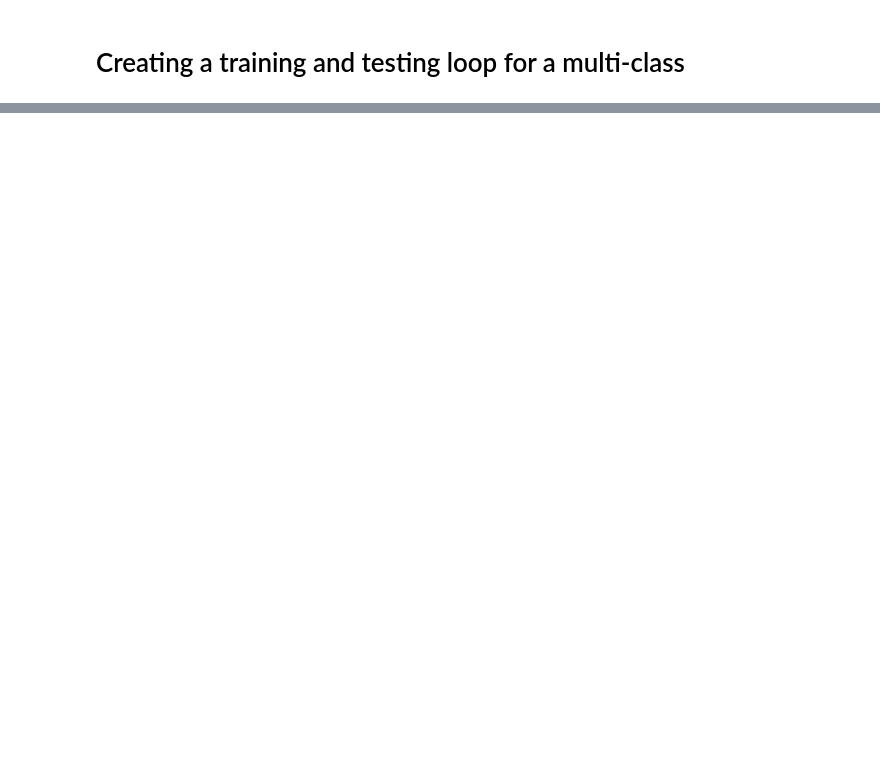
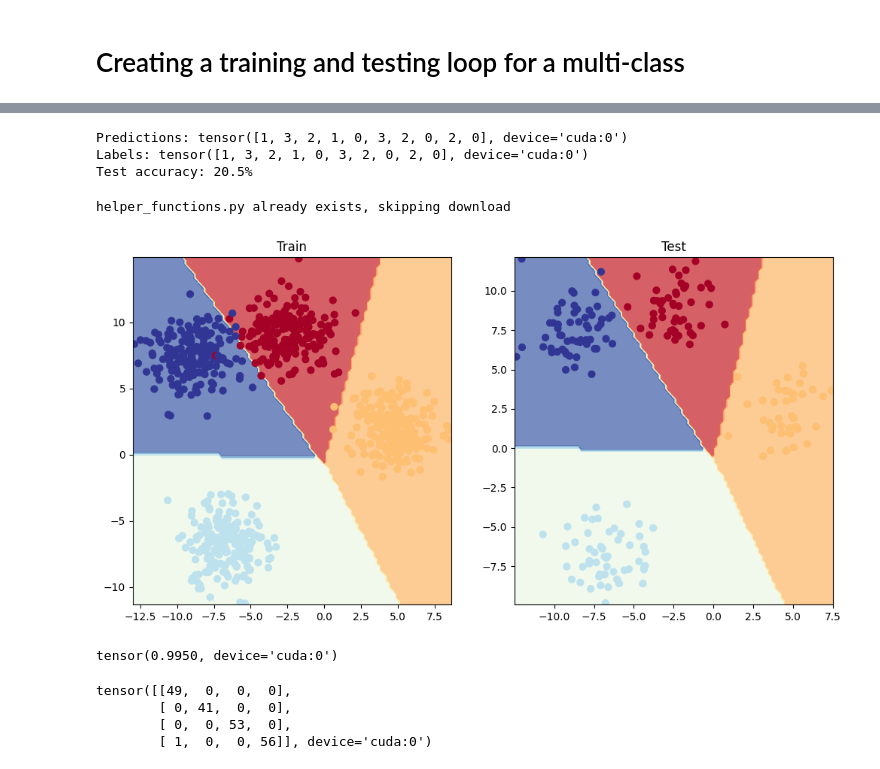
Before and after one commit to JV456/PyTorch, a Jupyter notebook: multiClass.ipynb, the cells around one changed output, grey strips where cells are left out. Cells and saved outputs as stored; diff of their text form; code cells hidden in the pictures; blank space fills up the shorter version.

Commit message:
Making and evaluating predictions

```diff
--- a/multiClass.ipynb
+++ b/multiClass.ipynb
@@ -186,0 +207,69 @@ Epoch: 90 | Loss: 0.02929, Acc: 99.12% | Test Loss: 0.01954, Test Acc: 20.50%
+# %%
+# Turn predicted logits in prediction probabilities
+y_pred_probs = torch.softmax(y_logits, dim=1)
+
+# Turn prediction probabilities into prediction labels
+y_preds = y_pred_probs.argmax(dim=1)
+
+# Compare first 10 model preds and test labels
+print(f"Predictions: {y_preds[:10]}\nLabels: {y_blob_test[:10]}")
+print(f"Test accuracy: {accuracy_fn(y_true=y_blob_test, y_pred=y_preds)}%")
+# %% [output]
+Predictions: tensor([1, 3, 2, 1, 0, 3, 2, 0, 2, 0], device='cuda:0')
+Labels: tensor([1, 3, 2, 1, 0, 3, 2, 0, 2, 0], device='cuda:0')
+Test accuracy: 20.5%
+# %%
+import requests
+from pathlib import Path
+
+# Download helper functions from Learn PyTorch repo (if not already downloaded)
+if Path("helper_functions.py").is_file():
+  print("helper_functions.py already exists, skipping download")
+else:
+  print("Downloading helper_functions.py")
+  request = requests.get("https://raw.githubusercontent.com/mrdbourke/pytorch-deep-learning/main/helper_functions.py")
+  with open("helper_functions.py", "wb") as f:
+    f.write(request.content)
+
+from helper_functions import plot_predictions, plot_decision_boundary
+# %% [output]
+helper_functions.py already exists, skipping download
+# %%
+plt.figure(figsize=(12, 6))
+plt.subplot(1, 2, 1)
+plt.title("Train")
+plot_decision_boundary(model_1, X_blob_train, y_blob_train)
+plt.subplot(1, 2, 2)
+plt.title("Test")
+plot_decision_boundary(model_1, X_blob_test, y_blob_test)
+# %% [output]
+[figure, added]
+# %%
+try:
+    from torchmetrics import Accuracy
+except:
+    !pip install torchmetrics==0.9.3
+    from torchmetrics import Accuracy
+
+torchmetrics_accuracy = Accuracy(task='multiclass', num_classes=4).to(device)
+
+# Calculating accuracy
+torchmetrics_accuracy(y_preds, y_blob_test)
+# %% [output]
+tensor(0.9950, device='cuda:0')
+# %%
+try:
+    from torchmetrics import ConfusionMatrix
+except:
+    !pip install torchmetrics==0.9.3
+    from torchmetrics import ConfusionMatrix
+
+torchmetrics_ConfusionMatrix = ConfusionMatrix(task='multiclass', num_classes=4).to(device)
+
+# Calculating accuracy
+torchmetrics_ConfusionMatrix(y_preds, y_blob_test)
+# %% [output]
+tensor([[49,  0,  0,  0],
+        [ 0, 41,  0,  0],
+        [ 0,  0, 53,  0],
+        [ 1,  0,  0, 56]], device='cuda:0')
```
Also changed, not shown: parts of 6 cells of this notebook.
